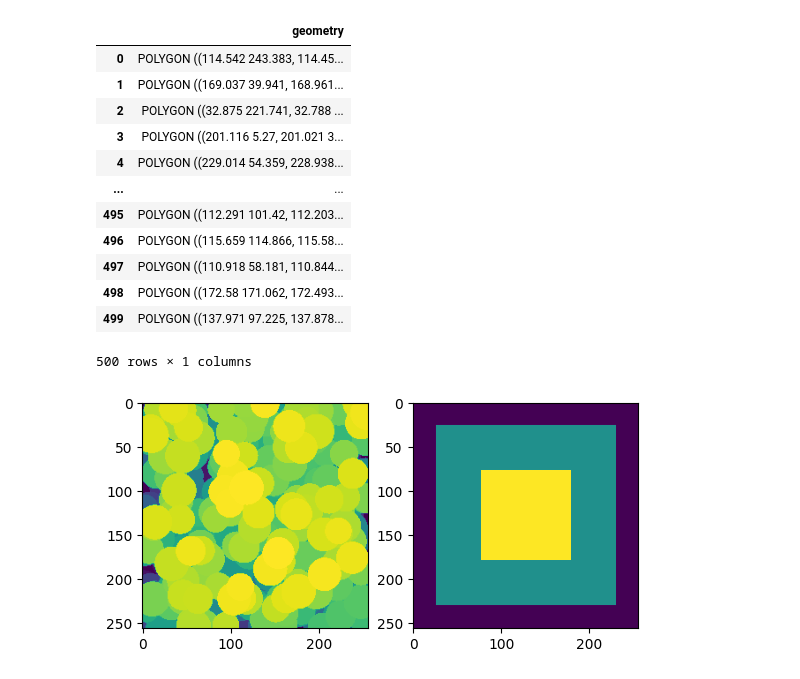
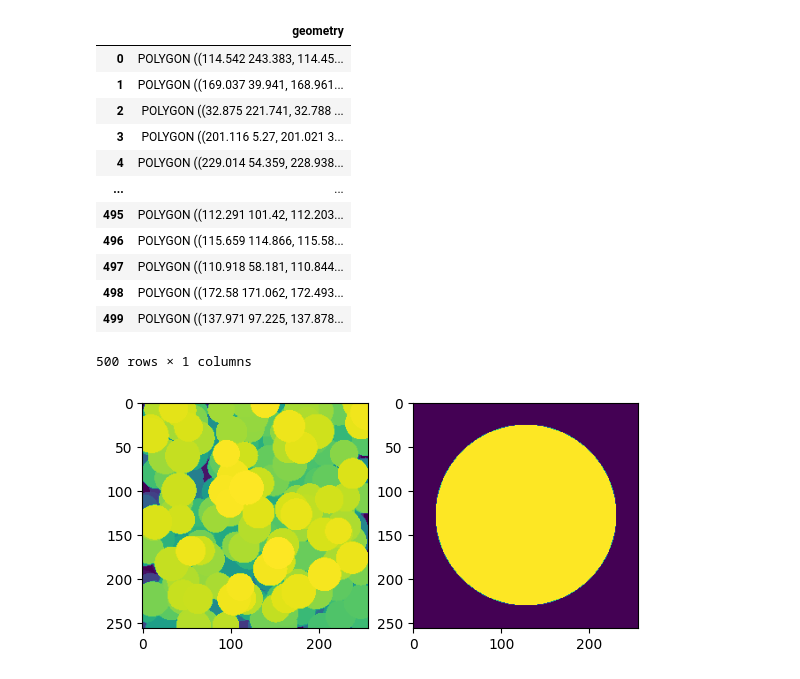
Before and after one commit to callum-jpg/spatial_axis, a Jupyter notebook: notebooks/example_spatial_axis.ipynb, the cells around one changed output. Drawn from its saved outputs; the diff is of its cells as text; code cells hidden in the pictures.

Commit message:
more tunable create_broad_annotation_polygons

```diff
--- a/notebooks/example_spatial_axis.ipynb
+++ b/notebooks/example_spatial_axis.ipynb
@@ -28,7 +28,7 @@ labeled_array = rasterize(
     fill=0,  # Background value
 )
 
-broad_annotations = create_broad_annotation_polygons(image_shape=IMG_SHAPE)
+broad_annotations = create_broad_annotation_polygons(image_shape=IMG_SHAPE, annotation_shape="circle")
 labeled_broad_annotations = [(polygon, idx + 1) for idx, polygon in enumerate(broad_annotations)]
 labeled_broad_annotations = rasterize(
     [(poly, label) for poly, label in labeled_broad_annotations],
@@ -36,31 +36,31 @@ labeled_broad_annotations = rasterize(
     fill=0,  # Background value
 )
 
 fig, ax = plt.subplots(1, 2)
 ax[0].imshow(labeled_array)
 ax[1].imshow(labeled_broad_annotations)
 
 shapes = geopandas.GeoDataFrame(geometry=shapes)
 broad_df = geopandas.GeoDataFrame(
     {
         "geometry": broad_annotations,
         "broad_annotation_id": ["edge", "cortex", "medulla"],
     }
 )
 broad_df = broad_df.set_index("broad_annotation_id")
 shapes
 # %% [output]
 |  | geometry |
 | 0 | POLYGON ((114.542 243.383, 114.45... |
 | 1 | POLYGON ((169.037 39.941, 168.961... |
 | 2 | POLYGON ((32.875 221.741, 32.788 ... |
 | 3 | POLYGON ((201.116 5.27, 201.021 3... |
 | 4 | POLYGON ((229.014 54.359, 228.938... |
 | ... | ... |
 | 495 | POLYGON ((112.291 101.42, 112.203... |
 | 496 | POLYGON ((115.659 114.866, 115.58... |
 | 497 | POLYGON ((110.918 58.181, 110.844... |
 | 498 | POLYGON ((172.58 171.062, 172.493... |
 | 499 | POLYGON ((137.971 97.225, 137.878... |
 500 rows × 1 columns
-[figure, old version]
+[figure, new version]
```
Also changed, not shown: parts of 4 cells of this notebook, 1 other file.
